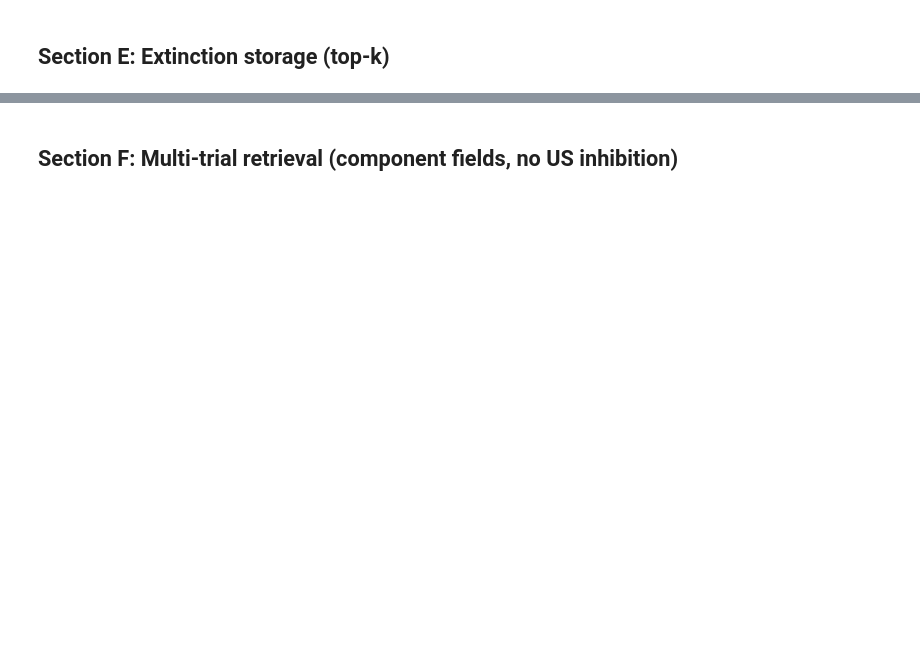
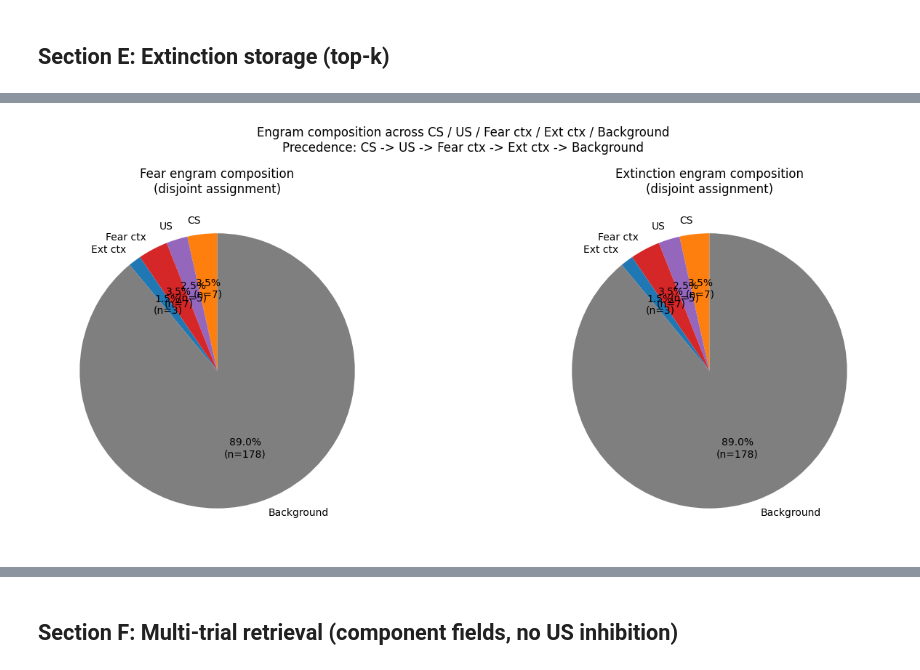
Before and after one commit to armaanfallahi/engram-hopfield, a Jupyter notebook: notebooks/04_fear_extinction.ipynb, the cells around one changed output, grey strips where cells are left out. Drawn from its saved outputs; the diff is of its cells as text; code cells hidden in the pictures; blank space fills up the shorter version.

```diff
--- a/notebooks/04_fear_extinction.ipynb
+++ b/notebooks/04_fear_extinction.ipynb
@@ -689,0 +633,89 @@ Section E complete
+# %%
+# Disjoint assignment for requested 5-category pies
+# Precedence: CS -> US -> Fear ctx -> Ext ctx -> Background
+
+labels = ["CS", "US", "Fear ctx", "Ext ctx", "Background"]
+colors = ["#ff7f0e", "#9467bd", "#d62728", "#1f77b4", "#7f7f7f"]
+
+
+def engram_category_counts(engram, cs, us, ctx_fear, ctx_ext):
+    # Boolean masks
+    e = engram == 1
+    cs_m = cs == 1
+    us_m = us == 1
+    cf_m = ctx_fear == 1
+    ce_m = ctx_ext == 1
+
+    # Precedence-based disjoint bins
+    cs_bin = e & cs_m
+    us_bin = e & (~cs_m) & us_m
+    cf_bin = e & (~cs_m) & (~us_m) & cf_m
+    ce_bin = e & (~cs_m) & (~us_m) & (~cf_m) & ce_m
+    bg_bin = e & (~cs_m) & (~us_m) & (~cf_m) & (~ce_m)
+
+    counts = np.array([
+        int(np.sum(cs_bin)),
+        int(np.sum(us_bin)),
+        int(np.sum(cf_bin)),
+        int(np.sum(ce_bin)),
+        int(np.sum(bg_bin)),
+    ])
+
+    # Diagnostic: neurons in this engram that lie in >=2 cue vectors
+    cue_membership = cs_m.astype(int) + us_m.astype(int) + cf_m.astype(int) + ce_m.astype(int)
+    multi_cue_count = int(np.sum(e & (cue_membership >= 2)))
+
+    return counts, multi_cue_count
+
+
+def autopct_with_count(total):
+    def _fmt(pct):
+        n = int(round(pct * total / 100.0))
+        return f"{pct:.1f}%\n(n={n})"
+    return _fmt
+
+
+fear_counts, fear_multi = engram_category_counts(fear_engram, cs_vec, us_vec, ctx_fear_vec, ctx_ext_vec)
+ext_counts, ext_multi = engram_category_counts(ext_engram, cs_vec, us_vec, ctx_fear_vec, ctx_ext_vec)
+
+fig, axes = plt.subplots(1, 2, figsize=(14, 6))
+
+axes[0].pie(
+    fear_counts,
+    labels=labels,
+    colors=colors,
+    startangle=90,
+    autopct=autopct_with_count(int(np.sum(fear_counts))),
+    textprops={"fontsize": 10},
+)
+axes[0].set_title("Fear engram composition\n(disjoint assignment)")
+
+axes[1].pie(
+    ext_counts,
+    labels=labels,
+    colors=colors,
+    startangle=90,
+    autopct=autopct_with_count(int(np.sum(ext_counts))),
+    textprops={"fontsize": 10},
+)
+axes[1].set_title("Extinction engram composition\n(disjoint assignment)")
+
+plt.suptitle(
+    "Engram composition across CS / US / Fear ctx / Ext ctx / Background\n"
+    "Precedence: CS -> US -> Fear ctx -> Ext ctx -> Background",
+    fontsize=12,
+)
+plt.tight_layout()
+plt.savefig(FIGDIR / "04_engram_composition_pies.png", dpi=150)
+plt.show()
+
+print("=== Engram composition (disjoint counts, sums to K) ===")
+print(f"Fear counts by category: {dict(zip(labels, fear_counts.tolist()))}")
+print(f"Ext counts by category:  {dict(zip(labels, ext_counts.tolist()))}")
+print()
+print("=== Multi-cue diagnostic (not separate pie slice) ===")
+print(f"Fear engram neurons in >=2 cue vectors: {fear_multi} / {int(np.sum(fear_engram))}")
+print(f"Ext engram neurons in >=2 cue vectors:  {ext_multi} / {int(np.sum(ext_engram))}")
+print("Section E.1 complete")
+# %% [output]
+[figure, added]
```
Also changed, not shown: parts of 27 cells of this notebook, 10 other files.
